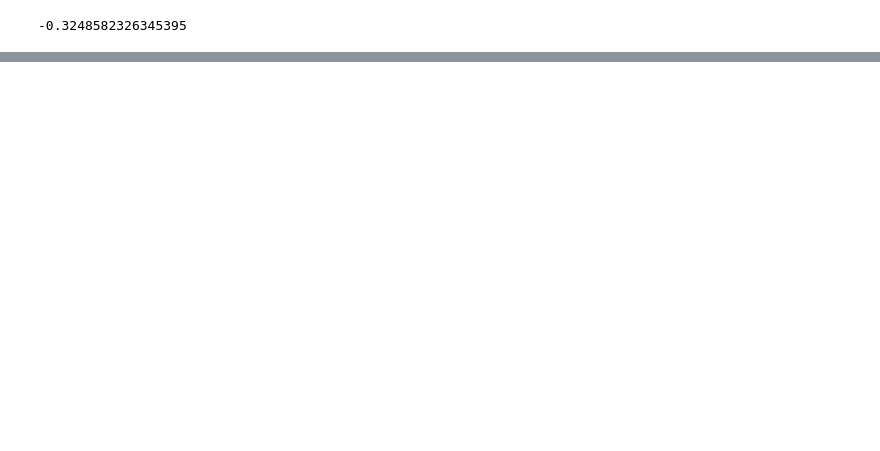
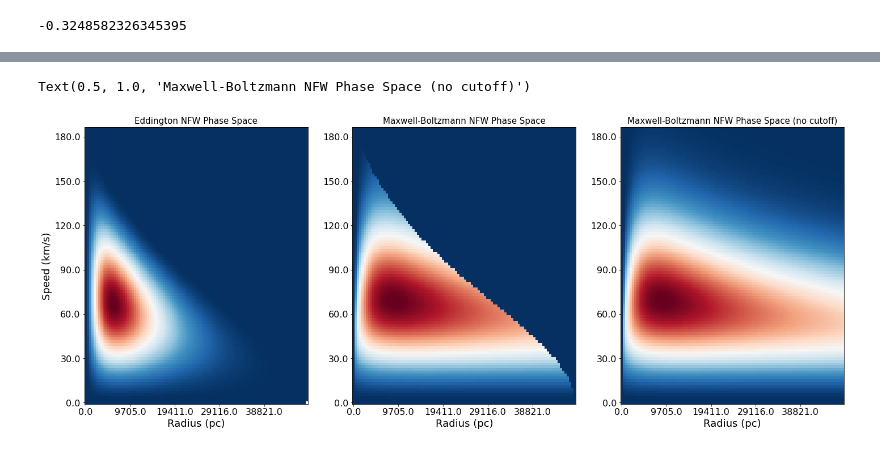
Before and after one commit to EricPutney/nfwHalo, a Jupyter notebook: simpleNFW.ipynb, the cells around one changed output, grey strips where cells are left out. Saved outputs shown, nothing was run; the diff lists cells and outputs as text; code cells hidden in the pictures; blank space fills up the shorter version.

Commit message:
working on sampling from eddington

```diff
--- a/simpleNFW.ipynb
+++ b/simpleNFW.ipynb
@@ -70,17 +107,12 @@ print(np.real(special.lambertw((-psi/const)*np.exp(-psi/const))))
 # %%
-nRadii = 200
-nSpeeds = 200
-
-maxRadius = 40000
-maxSpeed = 200
-
-PDFimage = np.zeros((nRadii,nSpeeds))
-radii = np.linspace(0.01,maxRadius,nRadii) # in parsecs
+pdfEddingtonImage = np.zeros((nRadii,nSpeeds))
+pdfMBImage = np.zeros((nRadii,nSpeeds))
+pdfMBImageNoCutoff = np.zeros((nRadii,nSpeeds))
+radii = np.linspace(0.1,maxRadius,nRadii) # in parsecs
 speeds = np.linspace(0,maxSpeed,nSpeeds) # in km/s
 
 for i in range(nRadii):
     for j in range(nSpeeds):
-        if mwHalo.relativeEnergy(radii[i],speeds[j])<0:
-            PDFimage[i,j] = 0
-        else:
-            PDFimage[i,j] = mwHalo.phaseSpaceDensity(radii[i],speeds[j])
+        pdfEddingtonImage[i,j] = (4*np.pi*radii[i]*speeds[j])**2*mwHalo.phaseSpaceDensity(radii[i],speeds[j])
+        pdfMBImage[i,j] = (4*np.pi*radii[i]*speeds[j])**2*mwHalo.phaseSpaceDensityMB(radii[i],speeds[j])
+        pdfMBImageNoCutoff[i,j] = (4*np.pi*radii[i]*speeds[j])**2*mwHalo.phaseSpaceDensityMB_noCutoff(radii[i],speeds[j])
@@ -104,0 +121,50 @@ Text(0, 0.5, 'Speed (km/s)')
+# %%
+fig, (ax1,ax2,ax3) = plt.subplots(1,3,figsize=(24,9))
+ax1.imshow(np.transpose(pdfEddingtonImage),origin='lower',aspect='auto',cmap='RdBu_r')
+
+num_x_labels = 6
+step_r = int(nRadii/(num_x_labels-1))
+ax1.set_xticks(np.arange(0,nRadii,step_r))
+ax1.set_xticklabels(np.round(radii[::step_r]))
+ax1.set_xlabel('Radius (pc)')
+
+num_y_labels = 7
+step_s = int(nSpeeds/(num_y_labels-1))
+ax1.set_yticks(np.arange(0,nSpeeds,step_s))
+ax1.set_yticklabels(np.round(speeds[::step_s]))
+ax1.set_ylabel('Speed (km/s)')
+ax1.set_title('Eddington NFW Phase Space')
+#plt.colorbar()
+
+ax2.imshow(np.transpose(pdfMBImage),origin='lower',aspect='auto',cmap='RdBu_r')
+
+num_x_labels = 6
+step_r = int(nRadii/(num_x_labels-1))
+ax2.set_xticks(np.arange(0,nRadii,step_r))
+ax2.set_xticklabels(np.round(radii[::step_r]))
+ax2.set_xlabel('Radius (pc)')
+
+num_y_labels = 7
+step_s = int(nSpeeds/(num_y_labels-1))
+ax2.set_yticks(np.arange(0,nSpeeds,step_s))
+ax2.set_yticklabels(np.round(speeds[::step_s]))
+ax2.set_title('Maxwell-Boltzmann NFW Phase Space')
+#ax2.set_ylabel('Speed (km/s)')
+
+ax3.imshow(np.transpose(pdfMBImageNoCutoff),origin='lower',aspect='auto',cmap='RdBu_r')
+
+num_x_labels = 6
+step_r = int(nRadii/(num_x_labels-1))
+ax3.set_xticks(np.arange(0,nRadii,step_r))
+ax3.set_xticklabels(np.round(radii[::step_r]))
+ax3.set_xlabel('Radius (pc)')
+
+num_y_labels = 7
+step_s = int(nSpeeds/(num_y_labels-1))
+ax3.set_yticks(np.arange(0,nSpeeds,step_s))
+ax3.set_yticklabels(np.round(speeds[::step_s]))
+ax3.set_title('Maxwell-Boltzmann NFW Phase Space (no cutoff)')
+#ax3.set_ylabel('Speed (km/s)')
+# %% [output]
+Text(0.5, 1.0, 'Maxwell-Boltzmann NFW Phase Space (no cutoff)')
+[figure, added]
```
Also changed, not shown: parts of 7 cells of this notebook.
